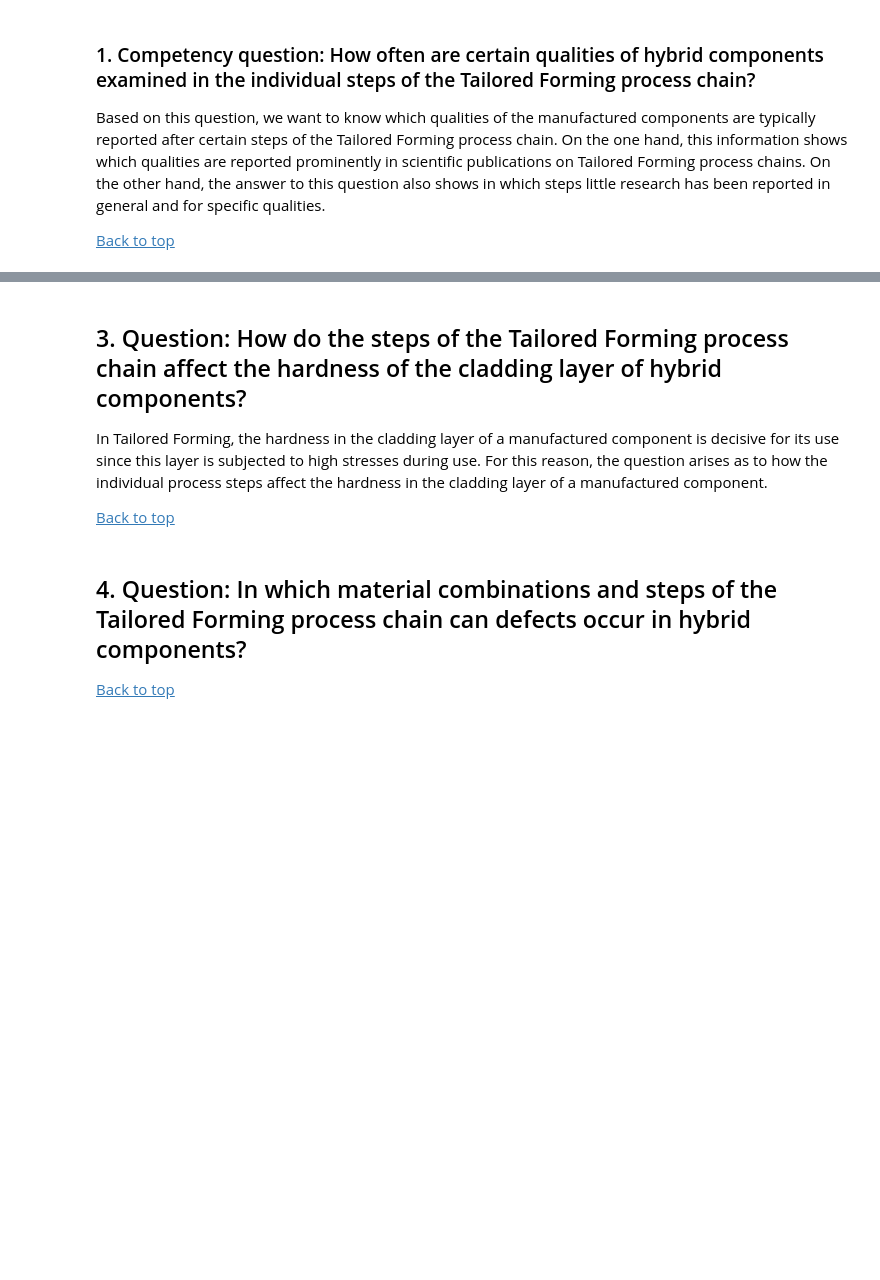
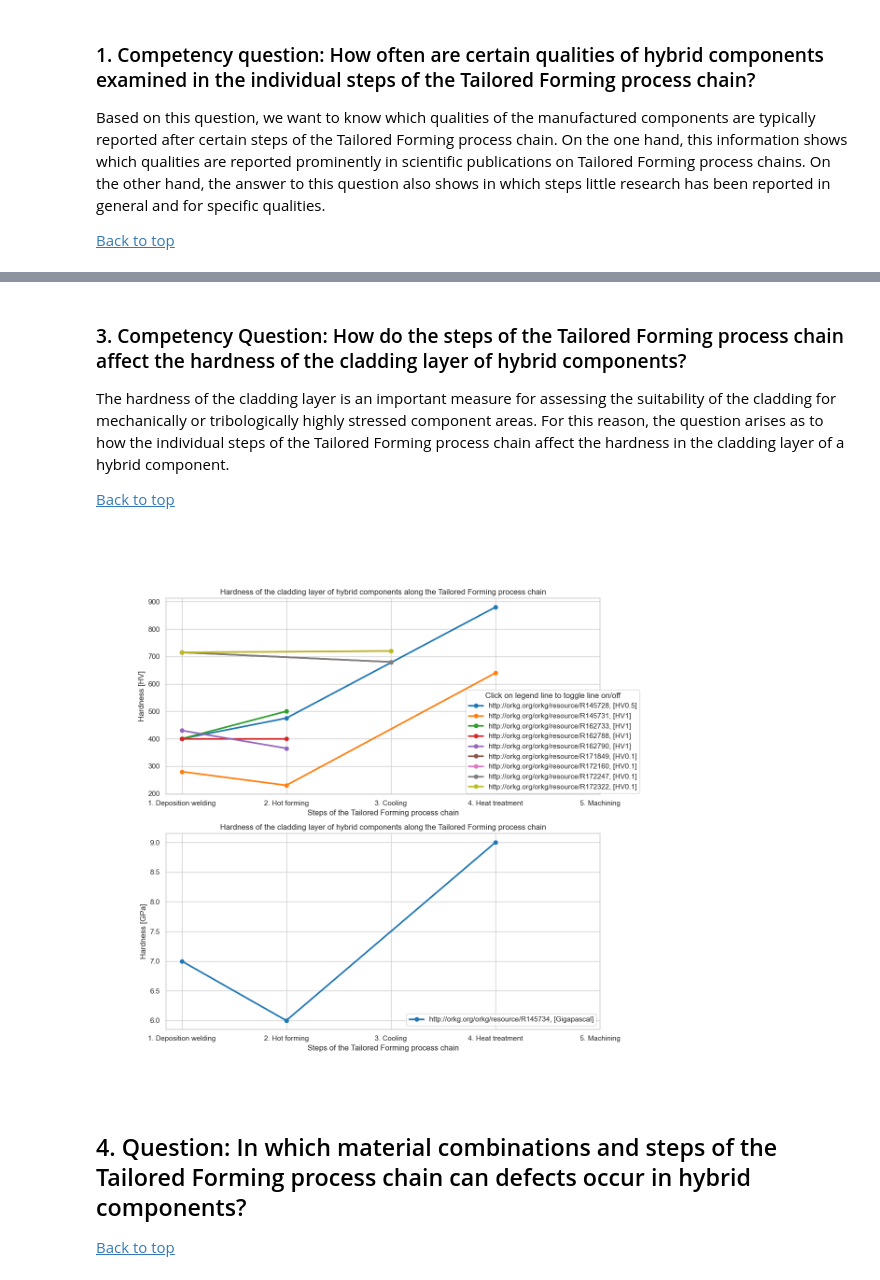
Before and after one commit to okarras/Jupyter-Notebooks, a Jupyter notebook: TailoredFormingAnalysis/tf_orkg.ipynb, the cells around one changed output, grey strips where cells are left out. Saved outputs shown, nothing was run; the diff lists cells and outputs as text; code cells hidden in the pictures; blank space fills up the shorter version.

Commit message:
Refinement of the figures and texts

```diff
--- a/TailoredFormingAnalysis/tf_orkg.ipynb
+++ b/TailoredFormingAnalysis/tf_orkg.ipynb
@@ -147,7 +173,7 @@ material_data.pivot(index=['contrib_url', 'component'], columns='layer')
 # %% [markdown]
 <a id='q3'></a>
-## 3. Question: How do the steps of the Tailored Forming process chain affect the hardness of the cladding layer of hybrid components?
-In Tailored Forming, the hardness in the cladding layer of a manufactured component is decisive for its use since this layer is subjected to high stresses during use. For this reason, the question arises as to how the individual process steps affect the hardness in the cladding layer of a manufactured component.
+### 3. Competency Question: How do the steps of the Tailored Forming process chain affect the hardness of the cladding layer of hybrid components?
+The hardness of the cladding layer is an important measure for assessing the suitability of the cladding for mechanically or tribologically highly stressed component areas. For this reason, the question arises as to how the individual steps of the Tailored Forming process chain affect the hardness in the cladding layer of a hybrid component.
 
 [Back to top](#top)
 # %%
@@ -166,43 +192,45 @@ for name, group in grouped_hardness:
     else:
         ax2.plot(group['step_number'], group['calc_value'], marker='o', linewidth=2.5, label=name+', ['+group['unit'][:1].item()+']')
 
-ax1.set_title('Hardness in the surface layer of the manufactured components along the tailored forming process')
+ax1.set_title('Hardness of the cladding layer of hybrid components along the Tailored Forming process chain')
 ax1.set_xticks(steps['step_number'])
 ax1.set_xticklabels(steps['step'])
-ax1.set_xlabel('Tailored forming process steps')
+ax1.set_xlabel('Steps of the Tailored Forming process chain')
 ax1.set_ylabel('Hardness [HV]')
 legend1 = ax1.legend(loc='center right', bbox_to_anchor=(1.1, 0.27))
 legend1.set_title('Click on legend line to toggle line on/off')
 
 lined = {}  # Will map legend lines to original lines.
 for legline, origline in zip(legend1.get_lines(), lines):
     legline.set_picker(True)  # Enable picking on the legend line.
     legline.set_pickradius(5)
     lined[legline] = origline
 
 
 def on_pick(event):
     # On the pick event, find the original line corresponding to the legend
     # proxy line, and toggle its visibility.
     legline = event.artist
     origline = lined[legline]
     visible = not origline.get_visible()
     origline.set_visible(visible)
     # Change the alpha on the line in the legend so we can see what lines
     # have been toggled.
     legline.set_alpha(1.0 if visible else 0.2)
     fig.canvas.draw()
 
-ax2.set_title('Hardness in the surface layer of the manufactured components along the tailored forming process')
+ax2.set_title('Hardness of the cladding layer of hybrid components along the Tailored Forming process chain')
 ax2.set_xticks(steps['step_number'])
 ax2.set_xticklabels(steps['step'])
-ax2.set_xlabel('Tailored forming process steps')
+ax2.set_xlabel('Steps of the Tailored Forming process chain')
 ax2.set_ylabel('Hardness [GPa]')
 legend2 = ax2.legend(loc='lower right')
 
 plt.connect('pick_event', on_pick)
-plt.savefig('Images/Hardness in the surface layer.png', dpi=300)
+plt.savefig('Images/Hardness in the cladding layer.png', dpi=300)
 plt.show()
+# %% [output]
+[figure, added]
 # %% [markdown]
 <a id='q4'></a>
 ## 4. Question: In which material combinations and steps of the Tailored Forming process chain can defects occur in hybrid components?
```
Also changed, not shown: parts of 5 cells of this notebook, 4 other files.
